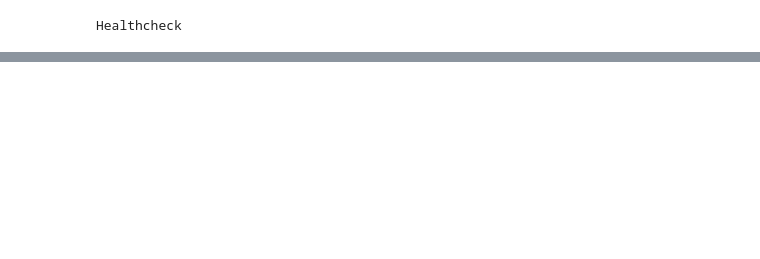
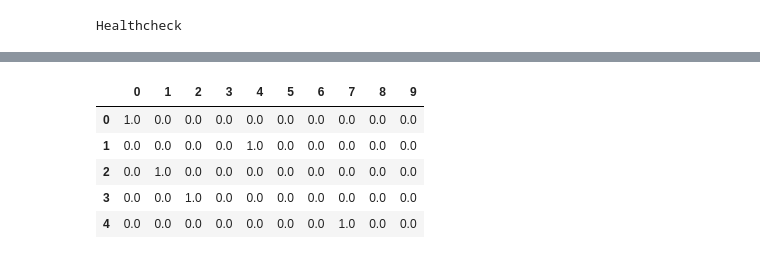
Before and after one commit to SandWithCheese/Tubes01_ML, a Jupyter notebook: src/notebooks/develop/bcn-1-testing.ipynb, the cells around one changed output, grey strips where cells are left out. Saved outputs shown, nothing was run; the diff lists cells and outputs as text; code cells hidden in the pictures; blank space fills up the shorter version.

```diff
--- a/src/notebooks/develop/bcn-1-testing.ipynb
+++ b/src/notebooks/develop/bcn-1-testing.ipynb
@@ -51,0 +90,3 @@ Random state: 819
+# %%
+X, y = fetch_openml("mnist_784", version=1, return_X_y=True, as_frame=False)
+y = np.eye(10)[y.astype(int)]
@@ -51,0 +183,10 @@ Random state: 819
+# %%
+y_true_df = pd.DataFrame(y_true)
+y_true_df.head()
+# %% [output]
+|  | 0 | 1 | 2 | 3 | 4 | 5 | 6 | 7 | 8 | 9 |
+| 0 | 1.0 | 0.0 | 0.0 | 0.0 | 0.0 | 0.0 | 0.0 | 0.0 | 0.0 | 0.0 |
+| 1 | 0.0 | 0.0 | 0.0 | 0.0 | 1.0 | 0.0 | 0.0 | 0.0 | 0.0 | 0.0 |
+| 2 | 0.0 | 1.0 | 0.0 | 0.0 | 0.0 | 0.0 | 0.0 | 0.0 | 0.0 | 0.0 |
+| 3 | 0.0 | 0.0 | 1.0 | 0.0 | 0.0 | 0.0 | 0.0 | 0.0 | 0.0 | 0.0 |
+| 4 | 0.0 | 0.0 | 0.0 | 0.0 | 0.0 | 0.0 | 0.0 | 1.0 | 0.0 | 0.0 |
```
Also changed, not shown: parts of 11 cells of this notebook, 3 other files.
